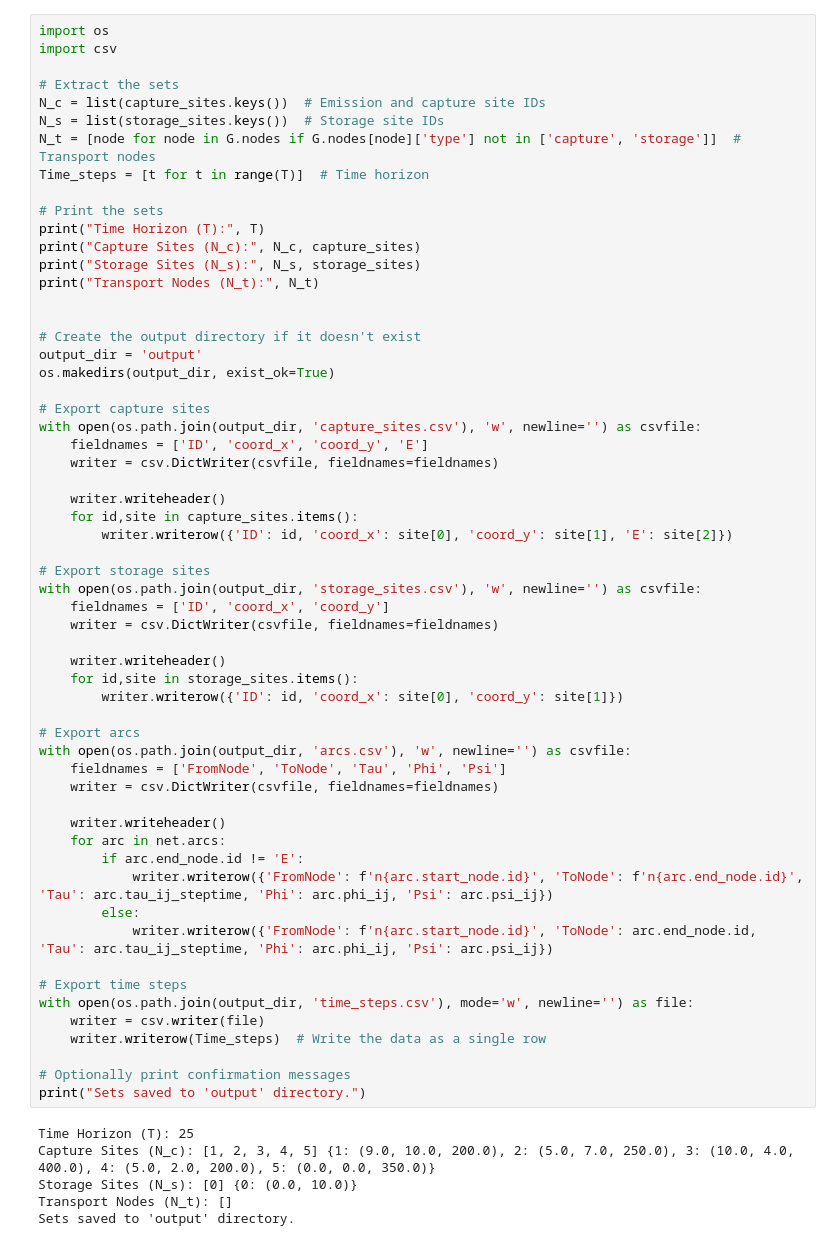
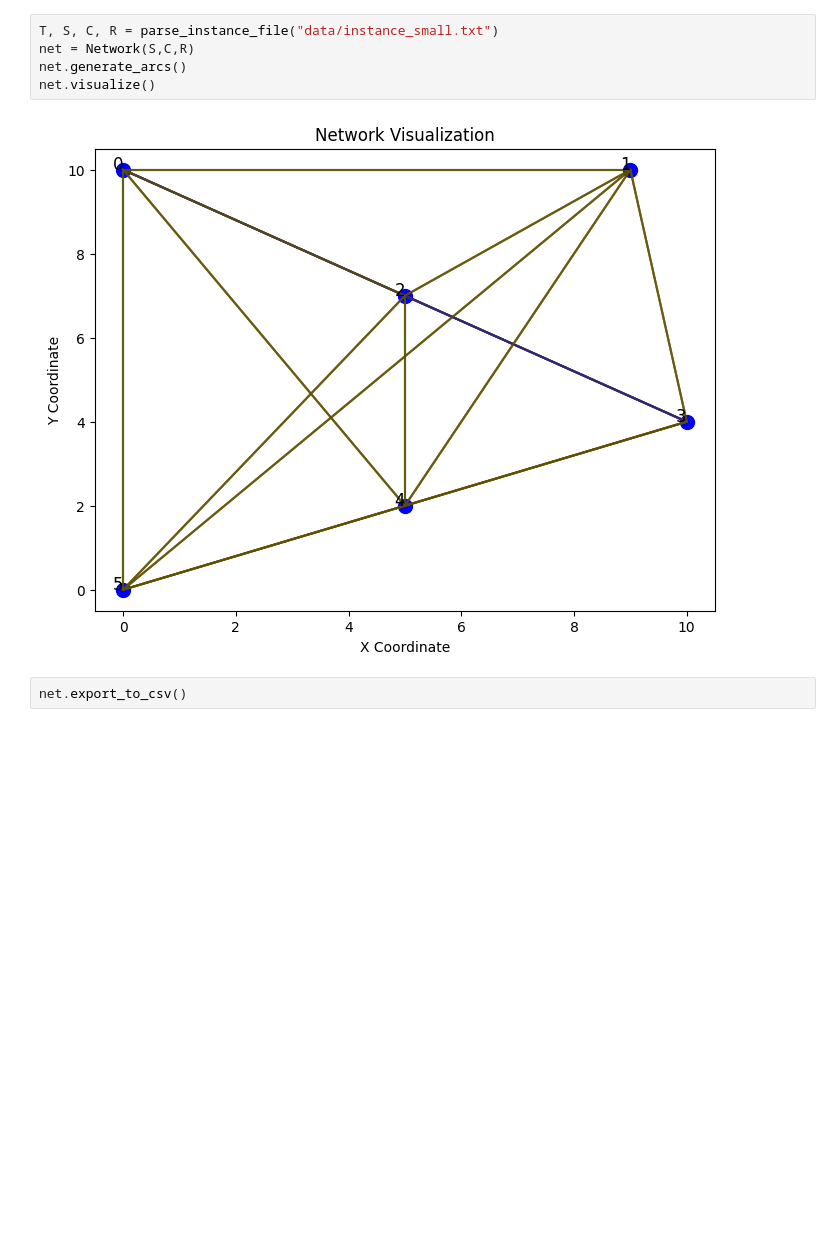
Before and after one commit to mowgli33/Optim_Prac, a Jupyter notebook: small_instance.ipynb, the cells around one changed output. Saved outputs shown, nothing was run; the diff lists cells and outputs as text; blank space fills up the shorter version.

Commit message:
graph creation

```diff
--- a/small_instance.ipynb
+++ b/small_instance.ipynb
@@ -239,64 +138,9 @@ TypeError: cannot unpack non-iterable int object
-# %%
-import os
-import csv
-
-# Extract the sets
-N_c = list(capture_sites.keys())  # Emission and capture site IDs
-N_s = list(storage_sites.keys())  # Storage site IDs
-N_t = [node for node in G.nodes if G.nodes[node]['type'] not in ['capture', 'storage']]  # Transport nodes
-Time_steps = [t for t in range(T)]  # Time horizon
-
-# Print the sets
-print("Time Horizon (T):", T)
-print("Capture Sites (N_c):", N_c, capture_sites)
-print("Storage Sites (N_s):", N_s, storage_sites)
-print("Transport Nodes (N_t):", N_t)
-
-
-# Create the output directory if it doesn't exist
-output_dir = 'output'
-os.makedirs(output_dir, exist_ok=True)
-
-# Export capture sites
-with open(os.path.join(output_dir, 'capture_sites.csv'), 'w', newline='') as csvfile:
-    fieldnames = ['ID', 'coord_x', 'coord_y', 'E']
-    writer = csv.DictWriter(csvfile, fieldnames=fieldnames)
-
-    writer.writeheader()
-    for id,site in capture_sites.items():
-        writer.writerow({'ID': id, 'coord_x': site[0], 'coord_y': site[1], 'E': site[2]})
-
-# Export storage sites
-with open(os.path.join(output_dir, 'storage_sites.csv'), 'w', newline='') as csvfile:
-    fieldnames = ['ID', 'coord_x', 'coord_y']
-    writer = csv.DictWriter(csvfile, fieldnames=fieldnames)
-
-    writer.writeheader()
-    for id,site in storage_sites.items():
-        writer.writerow({'ID': id, 'coord_x': site[0], 'coord_y': site[1]})
-
-# Export arcs
-with open(os.path.join(output_dir, 'arcs.csv'), 'w', newline='') as csvfile:
-    fieldnames = ['FromNode', 'ToNode', 'Tau', 'Phi', 'Psi']
-    writer = csv.DictWriter(csvfile, fieldnames=fieldnames)
-
-    writer.writeheader()
-    for arc in net.arcs:
-        if arc.end_node.id != 'E':
-            writer.writerow({'FromNode': f'n{arc.start_node.id}', 'ToNode': f'n{arc.end_node.id}', 'Tau': arc.tau_ij_steptime, 'Phi': arc.phi_ij, 'Psi': arc.psi_ij})
-        else:
-            writer.writerow({'FromNode': f'n{arc.start_node.id}', 'ToNode': arc.end_node.id, 'Tau': arc.tau_ij_steptime, 'Phi': arc.phi_ij, 'Psi': arc.psi_ij})
-
-# Export time steps
-with open(os.path.join(output_dir, 'time_steps.csv'), mode='w', newline='') as file:
-    writer = csv.writer(file)
-    writer.writerow(Time_steps)  # Write the data as a single row
-
-# Optionally print confirmation messages
-print("Sets saved to 'output' directory.")
-# %% [output]
-Time Horizon (T): 25
-Capture Sites (N_c): [1, 2, 3, 4, 5] {1: (9.0, 10.0, 200.0), 2: (5.0, 7.0, 250.0), 3: (10.0, 4.0, 400.0), 4: (5.0, 2.0, 200.0), 5: (0.0, 0.0, 350.0)}
-Storage Sites (N_s): [0] {0: (0.0, 10.0)}
-Transport Nodes (N_t): []
-Sets saved to 'output' directory.
+# %%
+T, S, C, R = parse_instance_file("data/instance_small.txt")
+net = Network(S,C,R)
+net.generate_arcs()
+net.visualize()
+# %% [output]
+[figure, added]
+# %%
+net.export_to_csv()
```
Also changed, not shown: parts of 7 cells of this notebook, 7 other files.
